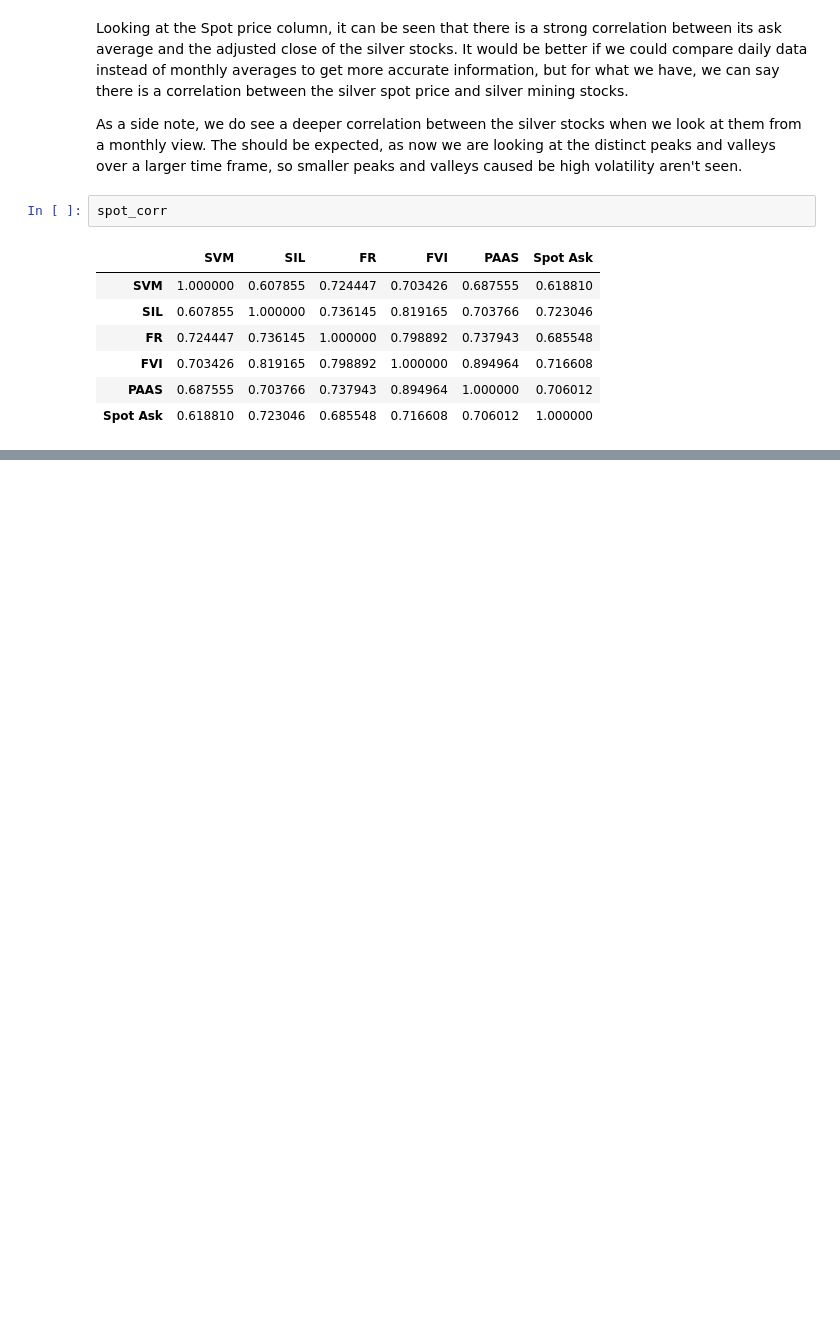
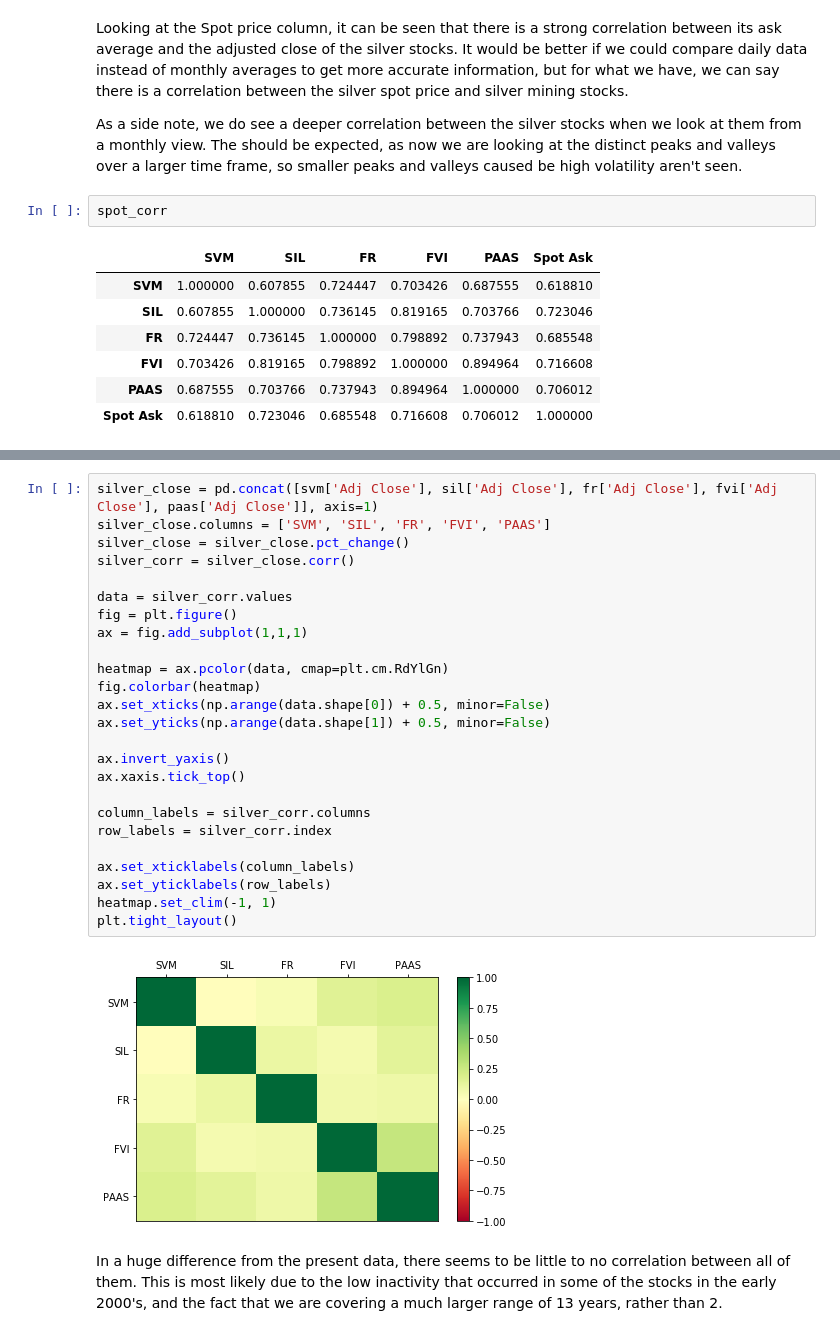
Before and after one commit to Benjamin-Pickers/Stock-Analysis, a Jupyter notebook: Stock analysis/ComparingCanadianSilverStocks.ipynb, the cells around one changed output, grey strips where cells are left out. Drawn from its saved outputs; the diff is of its cells as text; blank space fills up the shorter version.

```diff
--- a/Stock analysis/ComparingCanadianSilverStocks.ipynb
+++ b/Stock analysis/ComparingCanadianSilverStocks.ipynb
@@ -344,0 +397,29 @@ spot_corr
+# %%
+silver_close = pd.concat([svm['Adj Close'], sil['Adj Close'], fr['Adj Close'], fvi['Adj Close'], paas['Adj Close']], axis=1)
+silver_close.columns = ['SVM', 'SIL', 'FR', 'FVI', 'PAAS']
+silver_close = silver_close.pct_change()
+silver_corr = silver_close.corr()
+
+data = silver_corr.values
+fig = plt.figure()
+ax = fig.add_subplot(1,1,1)
+
+heatmap = ax.pcolor(data, cmap=plt.cm.RdYlGn)
+fig.colorbar(heatmap)
+ax.set_xticks(np.arange(data.shape[0]) + 0.5, minor=False)
+ax.set_yticks(np.arange(data.shape[1]) + 0.5, minor=False)
+
+ax.invert_yaxis()
+ax.xaxis.tick_top()
+
+column_labels = silver_corr.columns
+row_labels = silver_corr.index
+
+ax.set_xticklabels(column_labels)
+ax.set_yticklabels(row_labels)
+heatmap.set_clim(-1, 1)
+plt.tight_layout()
+# %% [output]
+[figure, added]
+# %% [markdown]
+In a huge difference from the present data, there seems to be little to no correlation between all of them. This is most likely due to the low inactivity that occurred in some of the stocks in the early 2000's, and the fact that we are covering a much larger range of 13 years, rather than 2.
```
Also changed, not shown: parts of 11 cells of this notebook.
